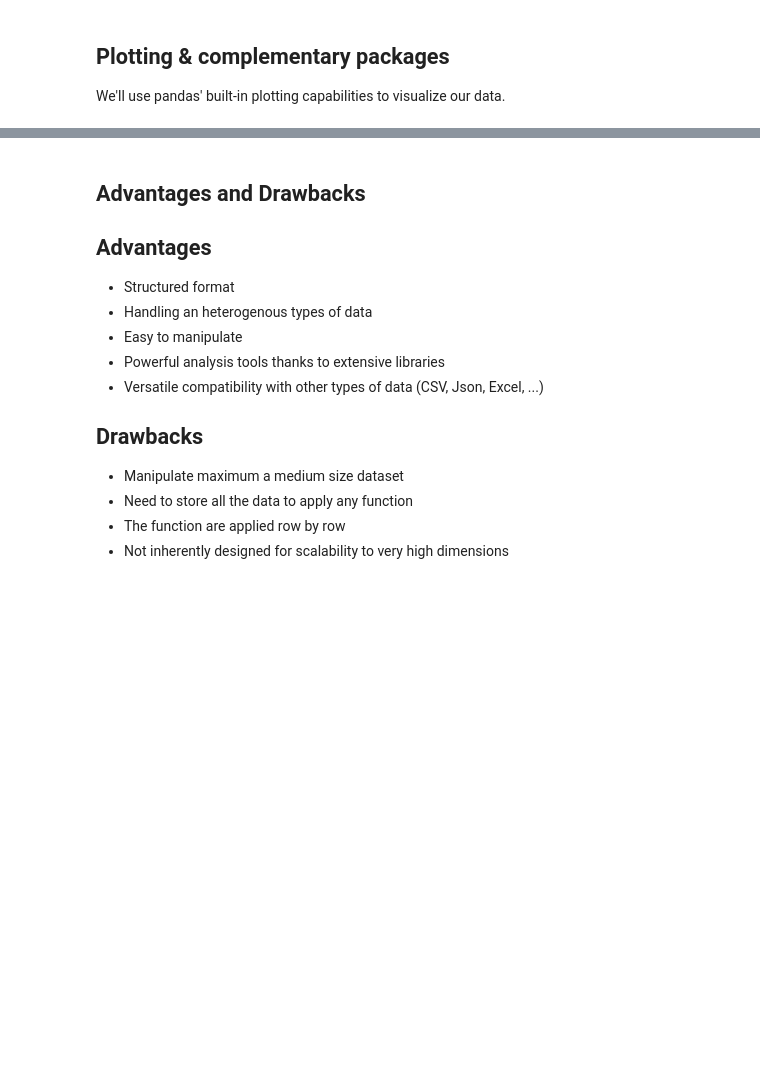
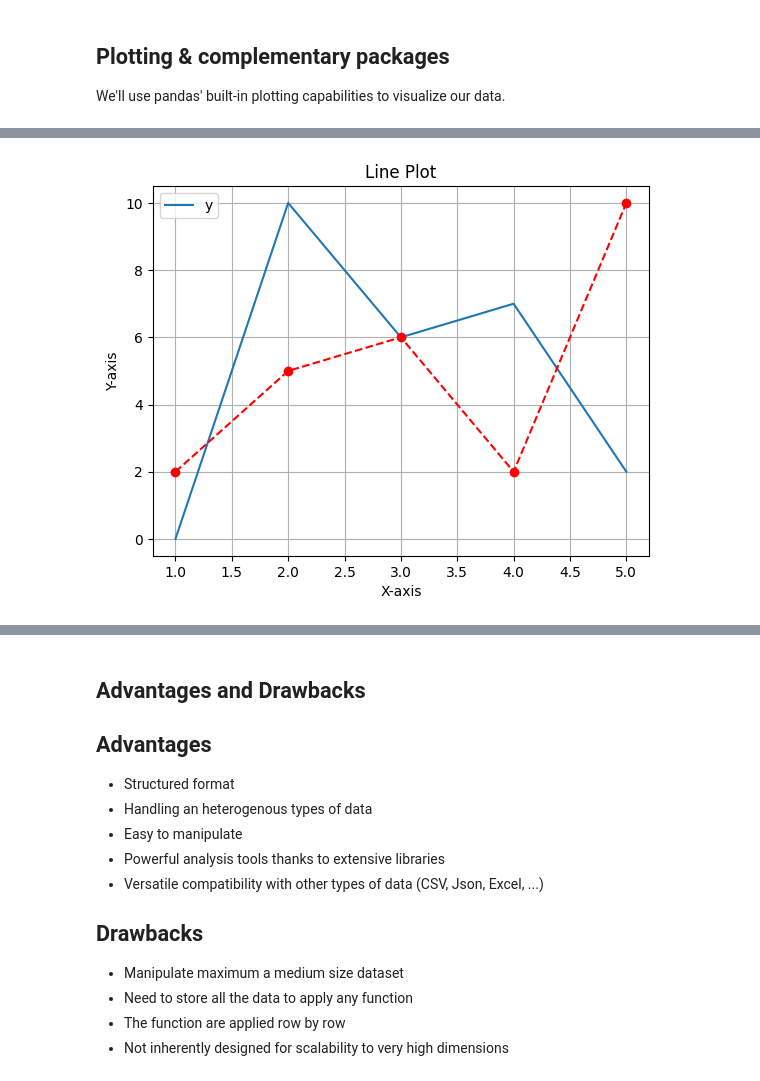
Before and after one commit to LeoGasperowicz/Pandas-library, a Jupyter notebook: Data_Pandas_presentation.ipynb, the cells around one changed output, grey strips where cells are left out. Saved outputs shown, nothing was run; the diff lists cells and outputs as text; code cells hidden in the pictures; blank space fills up the shorter version.

```diff
--- a/Data_Pandas_presentation.ipynb
+++ b/Data_Pandas_presentation.ipynb
@@ -754,0 +808,22 @@ plt.show()
+# %%
+
+#Sample DataFrame
+data = {'x': [1, 2, 3, 4, 5], 'y': [0, 10, 6, 7, 2]}
+df = pd.DataFrame(data)
+
+#Plotting
+df.plot(x='x', y='y', kind='line', title='Line Plot')
+
+#Sample DataFrame
+data = {'x': [1, 2, 3, 4, 5], 'y': [2, 5, 6, 2, 10]}
+df = pd.DataFrame(data)
+
+#Plotting with Matplotlib
+plt.plot(df['x'], df['y'], marker='o', linestyle='--', color='r')
+plt.title('Line Plot')
+plt.xlabel('X-axis')
+plt.ylabel('Y-axis')
+plt.grid(True)
+plt.show()
+# %% [output]
+[figure, added]
```
Also changed, not shown: parts of 5 cells of this notebook.
